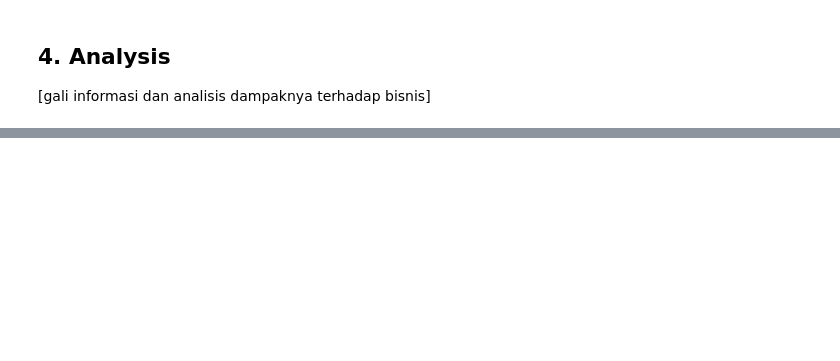
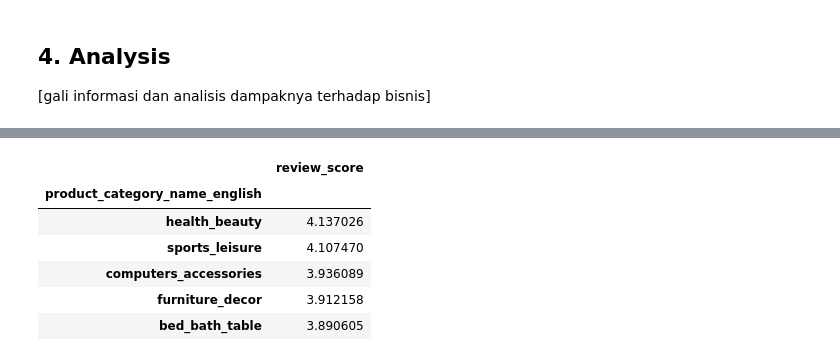
Before and after one commit to rahmanazizf/data-wrangling-pacmann, a Jupyter notebook: olist_analysis.ipynb, the cells around one changed output, grey strips where cells are left out. Cells and saved outputs as stored; diff of their text form; code cells hidden in the pictures; blank space fills up the shorter version.

```diff
--- a/olist_analysis.ipynb
+++ b/olist_analysis.ipynb
@@ -224,0 +241,16 @@ Name: product_category_name_english, dtype: int64
+# %%
+top_5 = ['bed_bath_table', 'health_beauty', 'sports_leisure', 'furniture_decor', 'computers_accessories']
+# %%
+df_rev_score\
+    .groupby(['product_category_name_english'])\
+    .mean()\
+    .loc[top_5, :]\
+    .sort_values(by='review_score', ascending=False)
+# %% [output]
+|  | review_score |
+| product_category_name_english |  |
+| health_beauty | 4.137026 |
+| sports_leisure | 4.107470 |
+| computers_accessories | 3.936089 |
+| furniture_decor | 3.912158 |
+| bed_bath_table | 3.890605 |
```
Also changed, not shown: parts of 4 cells of this notebook.
